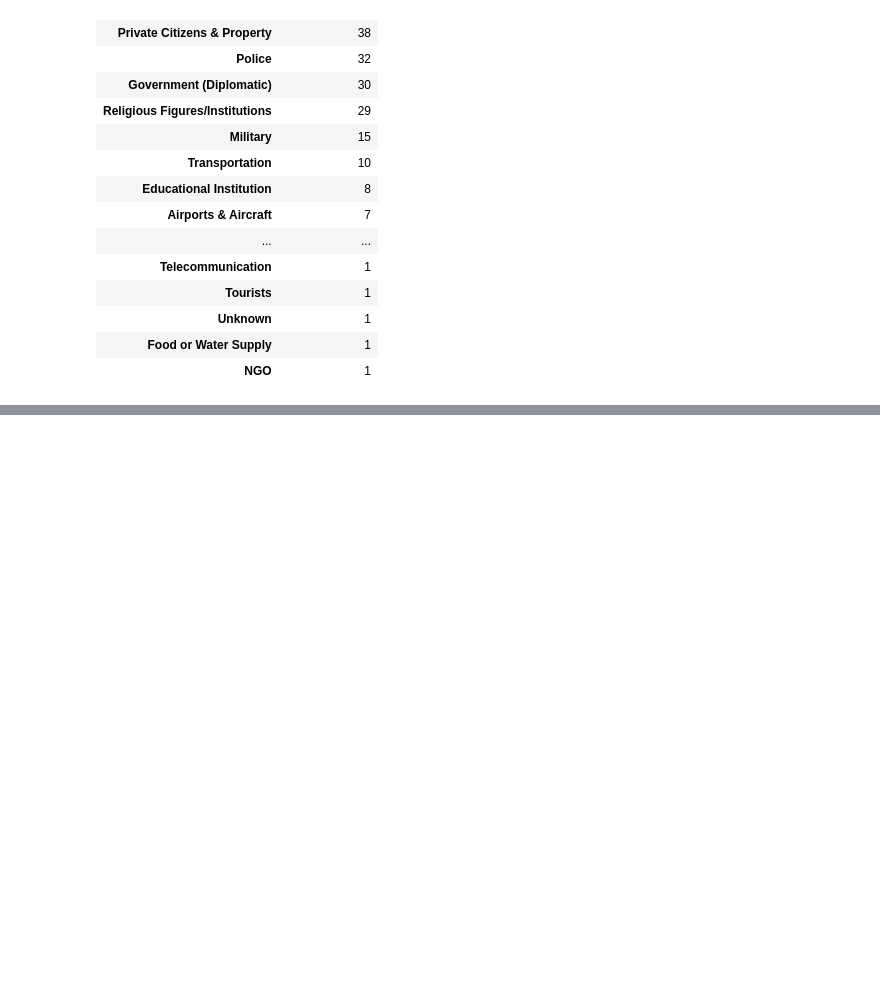
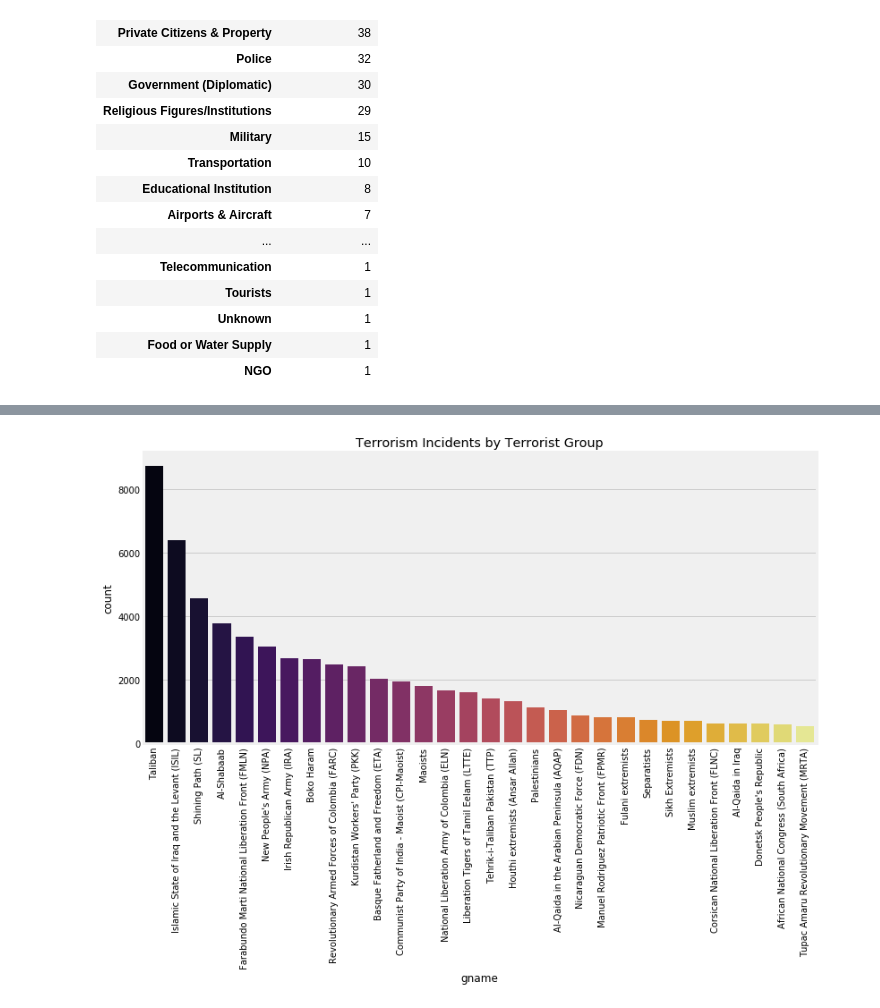
Before and after one commit to alex-hjk/CE4032-DataAnalyticsAndMining-2020, a Jupyter notebook: Vincent/terrorism_eda.ipynb, the cells around one changed output, grey strips where cells are left out. Saved outputs shown, nothing was run; the diff lists cells and outputs as text; code cells hidden in the pictures; blank space fills up the shorter version.

Commit message:
Vincent: Added EDA for Terrorist Groups and their preferred target types

```diff
--- a/Vincent/terrorism_eda.ipynb
+++ b/Vincent/terrorism_eda.ipynb
@@ -685,0 +717,12 @@ plt.show()
+# %%
+# GRAPH: All Labeled Terrorist Groups - Grouped to see their incident counts
+# Includes: Top 30 Terrorist Groups. Not including "Unknown".
+# Note: Change iloc values to see more or less groups.
+
+plt.subplots(figsize=(12,6))
+sns.countplot('gname', data=df, palette ='inferno', order=df['gname'].value_counts().iloc[1:31].index)
+plt.xticks(rotation=90)
+plt.title('Terrorism Incidents by Terrorist Group')
+plt.show()
+# %% [output]
+[figure, added]
```
Also changed, not shown: parts of 37 cells of this notebook.
